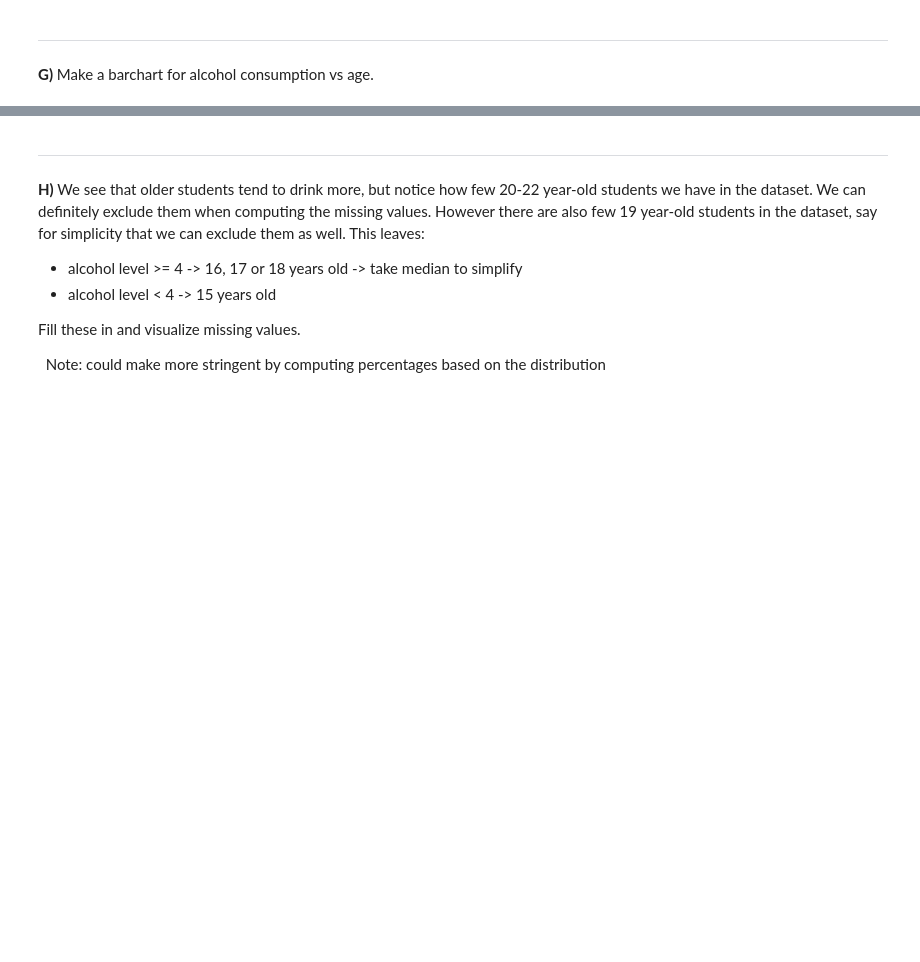
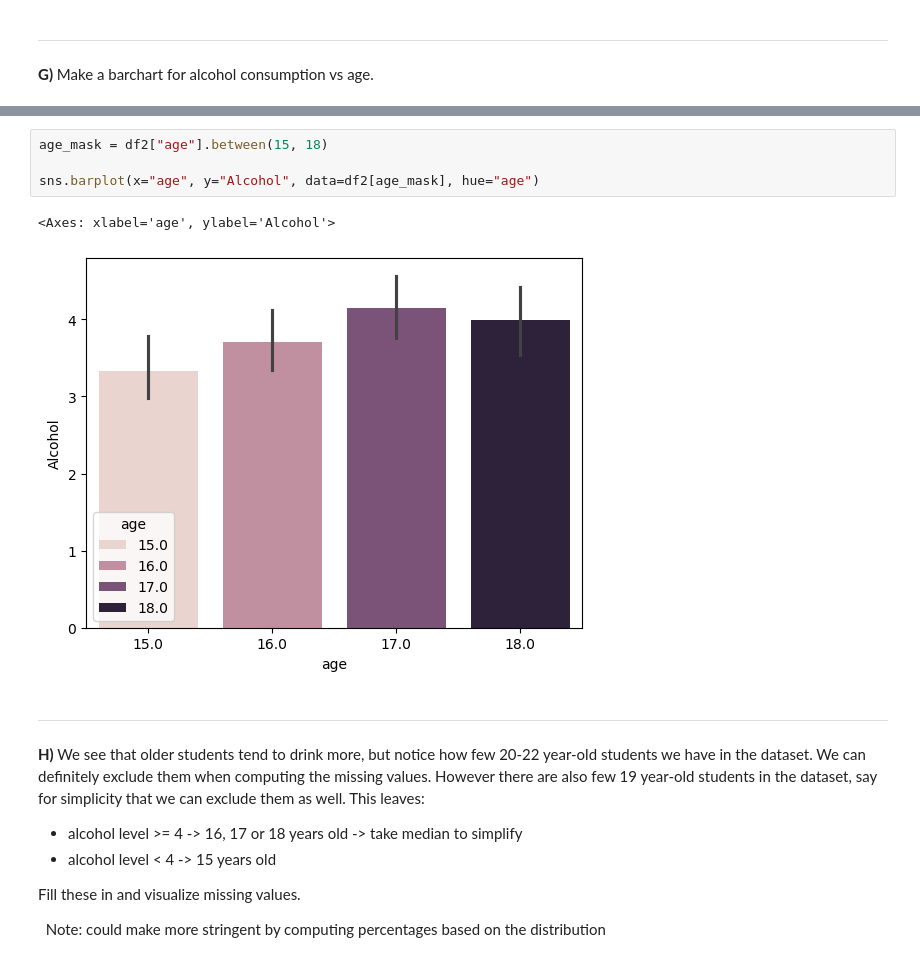
Before and after one commit to Jonaxor/Databehandling-AI24, a Jupyter notebook: Jones/E2_missing_aggregation.ipynb, the cells around one changed output, grey strips where cells are left out. Cells and saved outputs as stored; diff of their text form; blank space fills up the shorter version.

```diff
--- a/Jones/E2_missing_aggregation.ipynb
+++ b/Jones/E2_missing_aggregation.ipynb
@@ -533,3 +557,10 @@ plt.show()
+# %%
+age_mask = df2["age"].between(15, 18)
+
+sns.barplot(x="age", y="Alcohol", data=df2[age_mask], hue="age")
+# %% [output]
+<Axes: xlabel='age', ylabel='Alcohol'>
+[figure, added]
 # %% [markdown]
 ---
 **H)**
```
Also changed, not shown: parts of 4 cells of this notebook.
